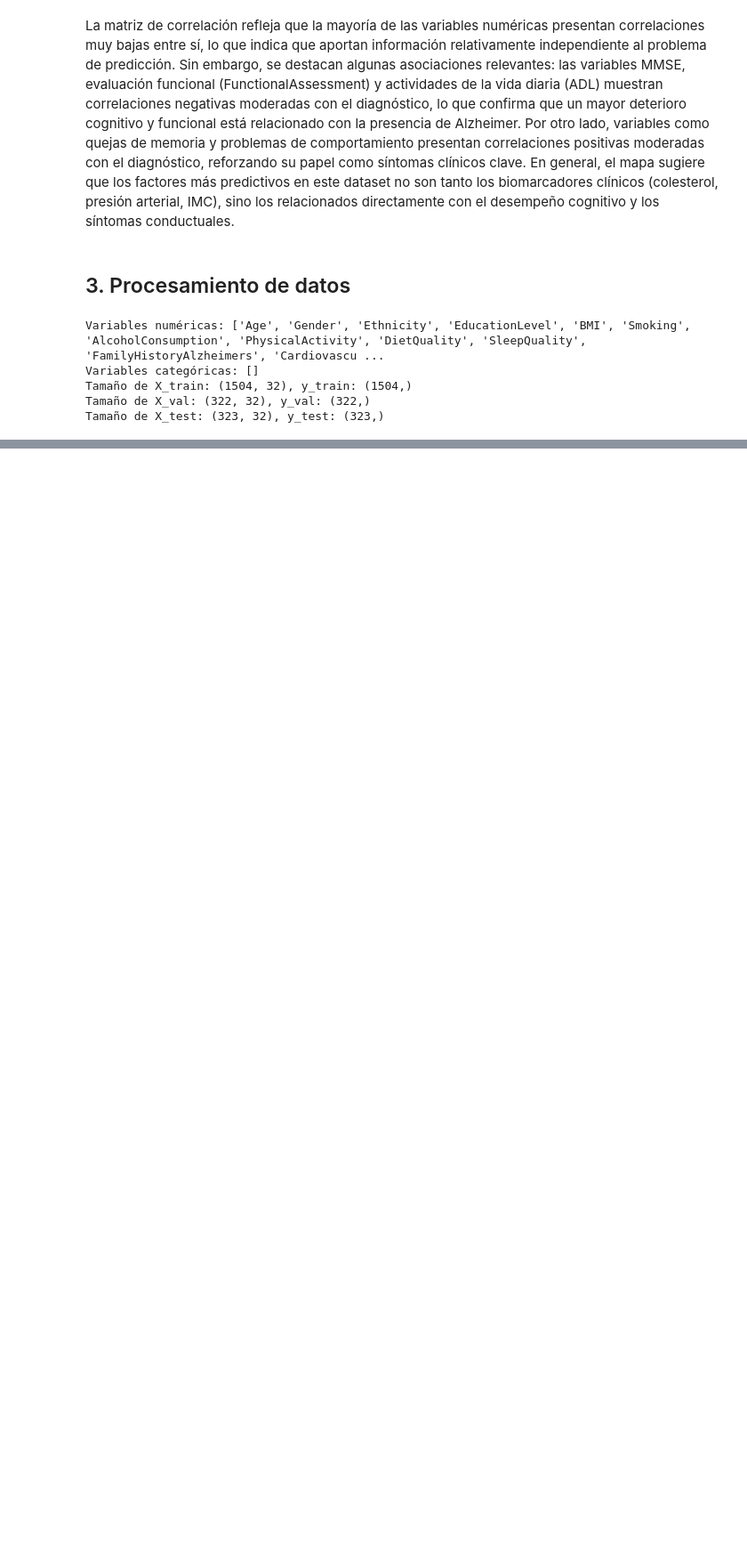
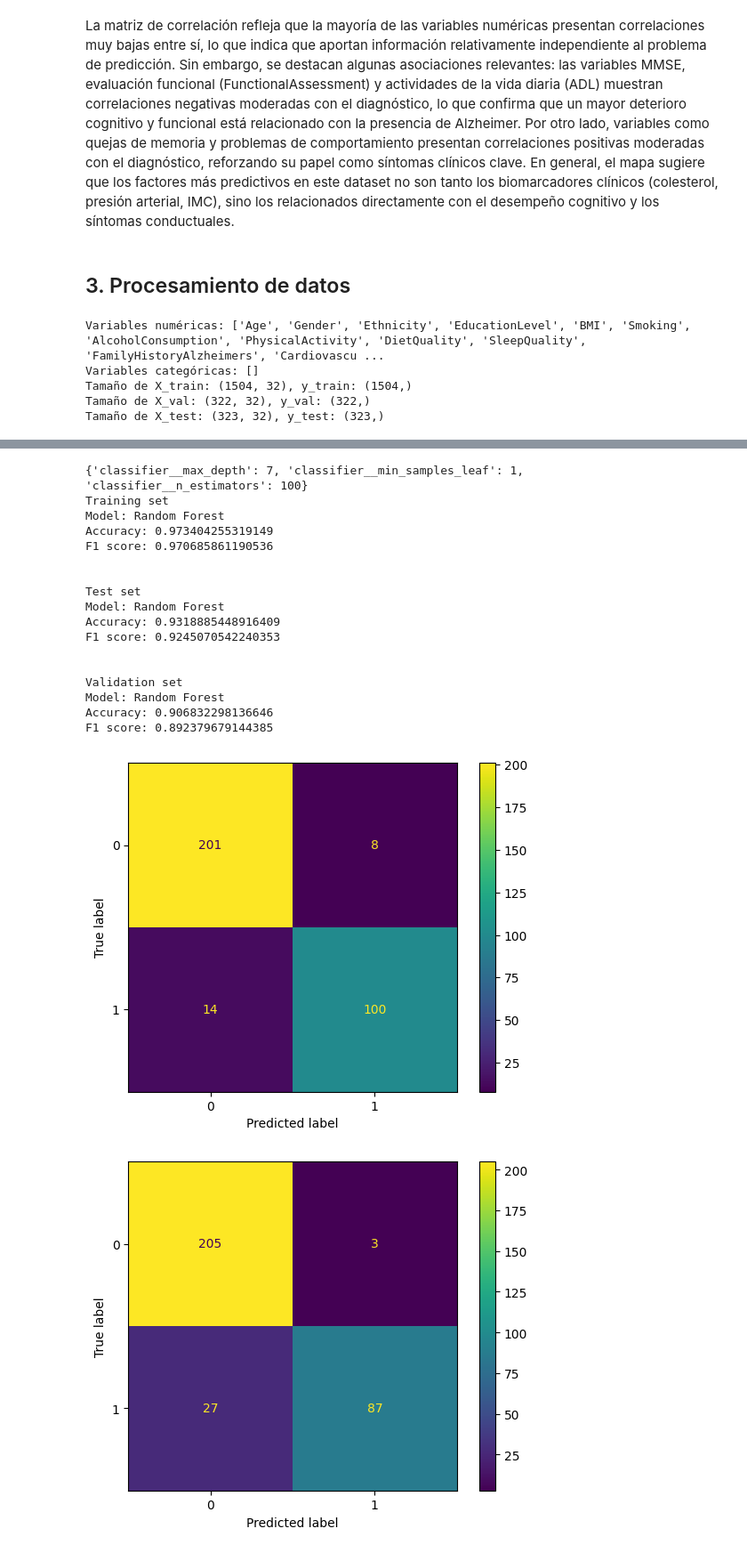
Before and after one commit to Manco312/Deliverable2-AI, a Jupyter notebook: analysis.ipynb, the cells around one changed output, grey strips where cells are left out. Shown: that part at 89% size. Cells and saved outputs as stored; diff of their text form; code cells hidden in the pictures; blank space fills up the shorter version.

Commit message:
ADD: Entrenamiento de modelos (Random Forest)

```diff
--- a/analysis.ipynb
+++ b/analysis.ipynb
@@ -261,0 +264,80 @@ Tamaño de X_test: (323, 32), y_test: (323,)
+# %%
+# a. Entrenamiento y evaluación de modelos
+
+# Defineamos los modelos base (random forest):
+rf_base = RandomForestClassifier(random_state=42)
+
+# Definamos la malla de parámetros sobre la que haremos la búsqueda:
+param_grid = {
+    'classifier__n_estimators': [50, 100],
+    'classifier__max_depth': list(range(2, 8)),
+    'classifier__min_samples_leaf': [1, 10, 50]
+}
+
+pipeline_rf = Pipeline(steps = [
+    ('processor', preprocessor),
+    ('classifier', rf_base),
+                            ])
+
+# Definamos nuestros modelo mediante GridSearchCV:
+rf = GridSearchCV(pipeline_rf, cv=3, param_grid=param_grid)
+
+# Entrenemos el random forest:
+rf.fit(X_train, y_train)
+
+# Obtengamos los mejores hiperparámetros encontrados para el random forest:
+print(rf.best_params_)
+
+# Obtengamos la accuracy y el F1 score de entrenamiento para cada modelo:
+print("Training set")
+
+print(f"Model: Random Forest")
+print(f'Accuracy: {rf.score(X_train, y_train)}')
+print(f"F1 score: {f1_score(y_train, rf.predict(X_train), average='macro')}")
+print('\n')
+
+print("Test set")
+
+print(f"Model: Random Forest")
+print(f'Accuracy: {rf.score(X_test, y_test)}')
+print(f"F1 score: {f1_score(y_test, rf.predict(X_test), average='macro')}")
+print('\n')
+
+print("Validation set")
+
+print(f"Model: Random Forest")
+print(f'Accuracy: {rf.score(X_val, y_val)}')
+print(f"F1 score: {f1_score(y_val, rf.predict(X_val), average='macro')}")
+print('\n')
+
+# Grafiquemos la matriz de confusión del random foresr para los datos de prueba (sin normalizar):
+cm = confusion_matrix(y_test,rf.predict(X_test))
+disp = ConfusionMatrixDisplay(cm)
+disp.plot()
+plt.show()
+
+# Grafiquemos la matriz de confusión del random foresr para los datos de validación (sin normalizar):
+cm = confusion_matrix(y_val,rf.predict(X_val))
+disp = ConfusionMatrixDisplay(cm)
+disp.plot()
+plt.show()
+# %% [output]
+{'classifier__max_depth': 7, 'classifier__min_samples_leaf': 1, 'classifier__n_estimators': 100}
+Training set
+Model: Random Forest
+Accuracy: 0.973404255319149
+F1 score: 0.970685861190536
+
+
+Test set
+Model: Random Forest
+Accuracy: 0.9318885448916409
+F1 score: 0.9245070542240353
+
+
+Validation set
+Model: Random Forest
+Accuracy: 0.906832298136646
+F1 score: 0.892379679144385
+[figure, added]
+[figure, added]
```
Also changed, not shown: parts of 1 cell of this notebook.
